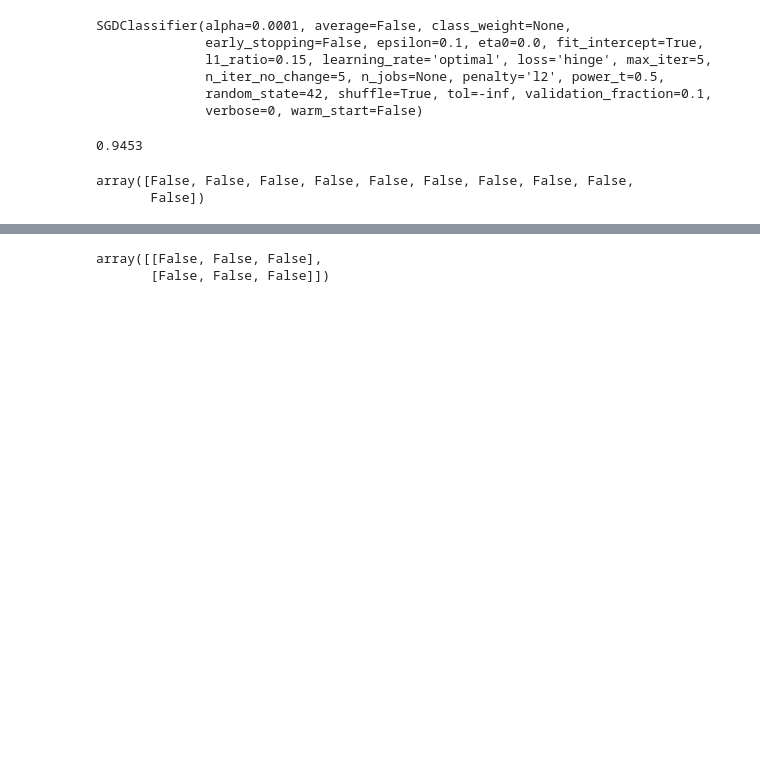
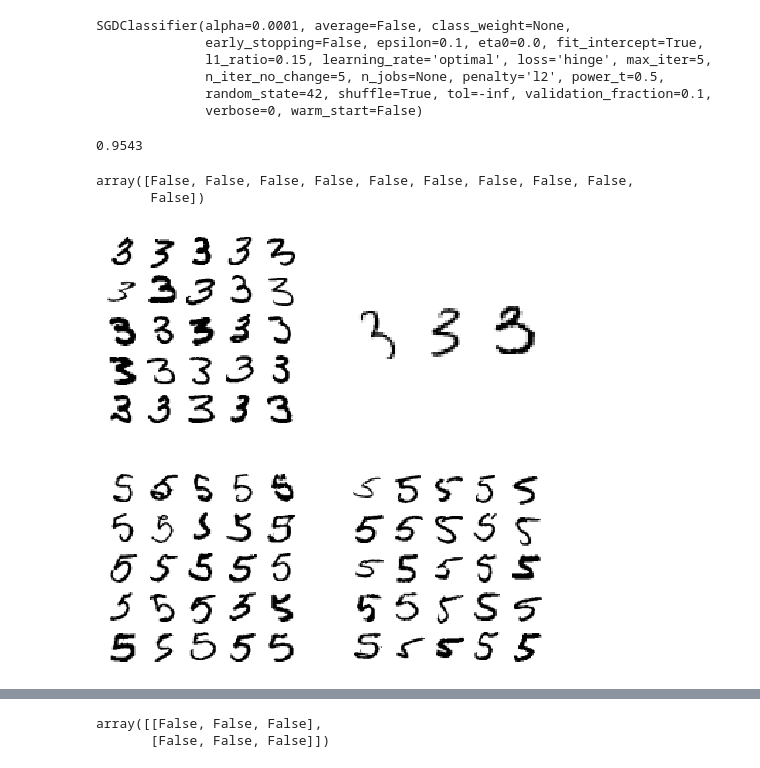
Before and after one commit to YonseiLidar/machine_learning, a Jupyter notebook: hands_on_ml_ch3/Untitled.ipynb, the cells around one changed output, grey strips where cells are left out. Saved outputs shown, nothing was run; the diff lists cells and outputs as text; code cells hidden in the pictures; blank space fills up the shorter version.

```diff
--- a/hands_on_ml_ch3/Untitled.ipynb
+++ b/hands_on_ml_ch3/Untitled.ipynb
@@ -148,14 +148,32 @@ SGDClassifier(alpha=0.0001, average=False, class_weight=None,
               verbose=0, warm_start=False)
 # %%
 # test
-(y_test_5 == sgd_clf.predict(X_test)).astype(np.float64).sum() / 10000
+y_test_5_pred = sgd_clf.predict(X_test)
+(y_test_5 == y_test_5_pred).astype(np.float64).sum() / 10000
 # %% [output]
-0.9453
+0.9543
 # %%
 sgd_clf.predict(X[10:20]) # (10,784) <--- rank 2
 # %% [output]
 array([False, False, False, False, False, False, False, False, False,
        False])
+# %%
+cl_a, cl_b = 3, 5
+cl_a_bool, cl_b_bool = False, True
+X_aa = X_test[(y_test == cl_a) & (y_test_5_pred == cl_a_bool)]
+X_ab = X_test[(y_test == cl_a) & (y_test_5_pred == cl_b_bool)]
+X_ba = X_test[(y_test == cl_b) & (y_test_5_pred == cl_a_bool)]
+X_bb = X_test[(y_test == cl_b) & (y_test_5_pred == cl_b_bool)]
+
+plt.figure(figsize=(8,8))
+plt.subplot(221); plot_digits(X_aa[:25], images_per_row=5)
+plt.subplot(222); plot_digits(X_ab[:25], images_per_row=5)
+plt.subplot(223); plot_digits(X_ba[:25], images_per_row=5)
+plt.subplot(224); plot_digits(X_bb[:25], images_per_row=5)
+#save_fig("error_analysis_digits_plot")
+plt.show()
+# %% [output]
+[figure, added]
 # %%
 from sklearn.model_selection import cross_val_score
 cross_val_score(sgd_clf, X_train, y_train_5, cv=5, scoring="accuracy")
```
Also changed, not shown: parts of 36 cells of this notebook.
